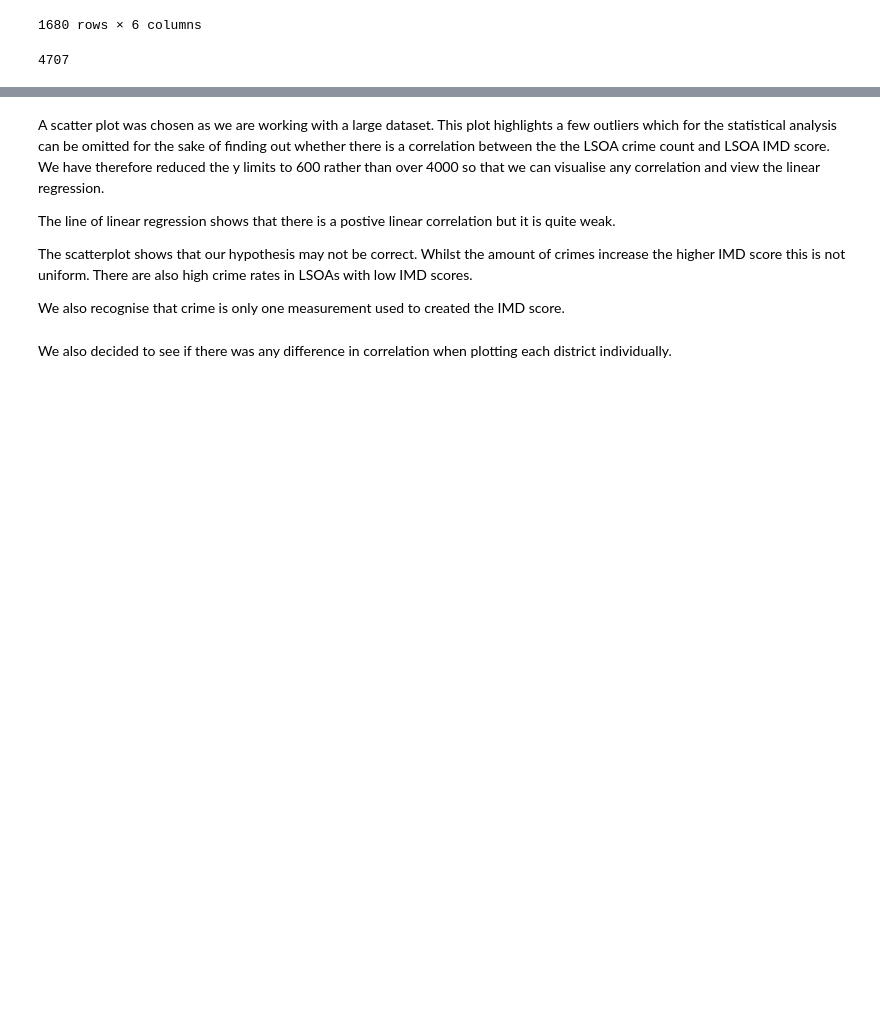
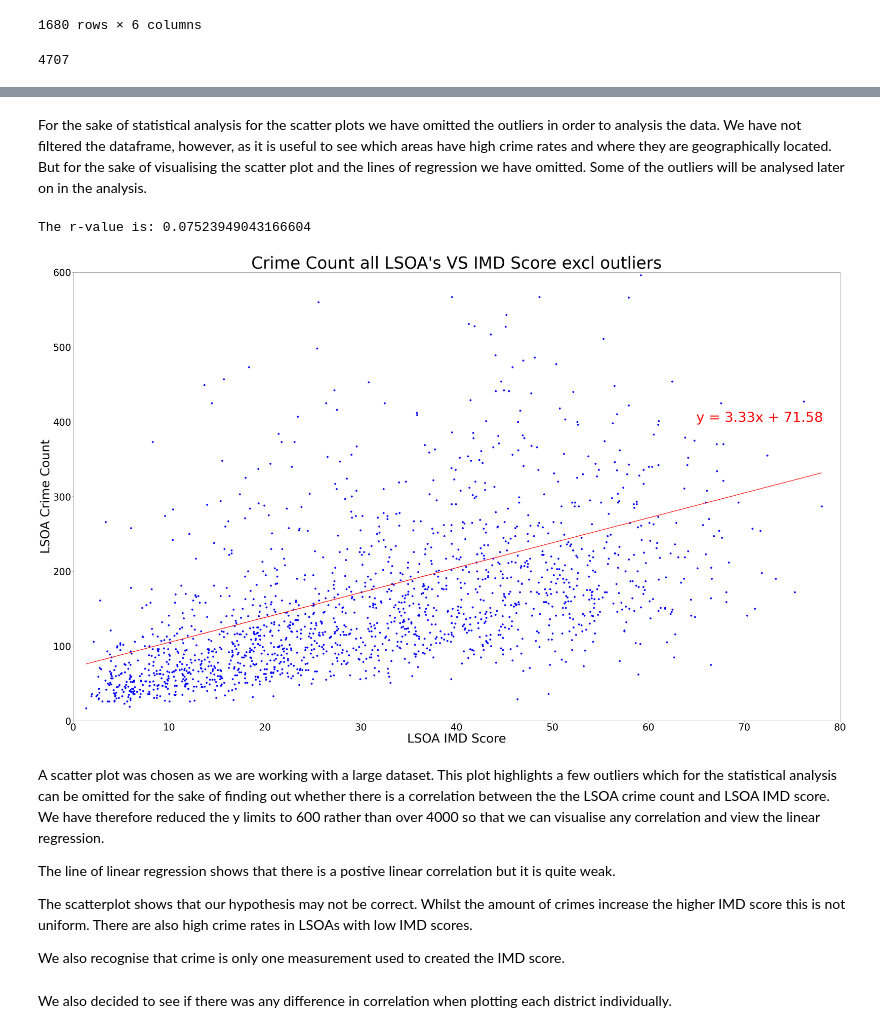
Before and after one commit to Garywtne/Group4_Project1_repo, a Jupyter notebook: Group_4_Project_1/Group_4_Project_1_Analysis/west_midlands_crime_data_final.ipynb, the cells around one changed output, grey strips where cells are left out. Saved outputs shown, nothing was run; the diff lists cells and outputs as text; code cells hidden in the pictures; blank space fills up the shorter version.

```diff
--- a/Group_4_Project_1/Group_4_Project_1_Analysis/west_midlands_crime_data_final.ipynb
+++ b/Group_4_Project_1/Group_4_Project_1_Analysis/west_midlands_crime_data_final.ipynb
@@ -451,3 +483,23 @@ The r-value is: 0.07523949043166604
+# %% [markdown]
+For the sake of statistical analysis for the scatter plots we have omitted the outliers in order to analysis the data. We have not filtered the dataframe, however, as it is useful to see which areas have high crime rates and where they are geographically located. But for the sake of visualising the scatter plot and the lines of regression we have omitted. Some of the outliers will be analysed later on in the analysis.
+# %%
+# Plot the scatter with lower lims
+plt.title("Crime Count all LSOA's VS IMD Score excl outliers", fontsize=60)
+plt.scatter(x_axis, y_axis, marker="o", color="blue")
+plt.rcParams["figure.figsize"] = (50,30)
+plt.xlim(0,80)
+plt.ylim(0, 600)
+plt.xticks(fontsize=35)
+plt.yticks(fontsize=35)
+plt.xlabel("LSOA IMD Score", fontsize=45)
+plt.ylabel("LSOA Crime Count", fontsize=45)
+plot_linear_regression(x_axis, y_axis, 'LSOA Crime Count',(65,400))
+# Save the figure
+plt.savefig("output/Crime Count all LSOA's VS IMD Score excluding outliers.png")
+plt.show()
+# %% [output]
+The r-value is: 0.07523949043166604
+[figure, added]
 # %% [markdown]
 A scatter plot was chosen as we are working with a large dataset. This plot highlights a few outliers which for the statistical analysis can be omitted for the sake of finding out whether there is a correlation between the the LSOA crime count and LSOA IMD score. We have therefore reduced the y limits to 600 rather than over  4000 so that we can visualise any correlation and view the linear regression.
 
```
Also changed, not shown: parts of 4 cells of this notebook, 4 other files.
